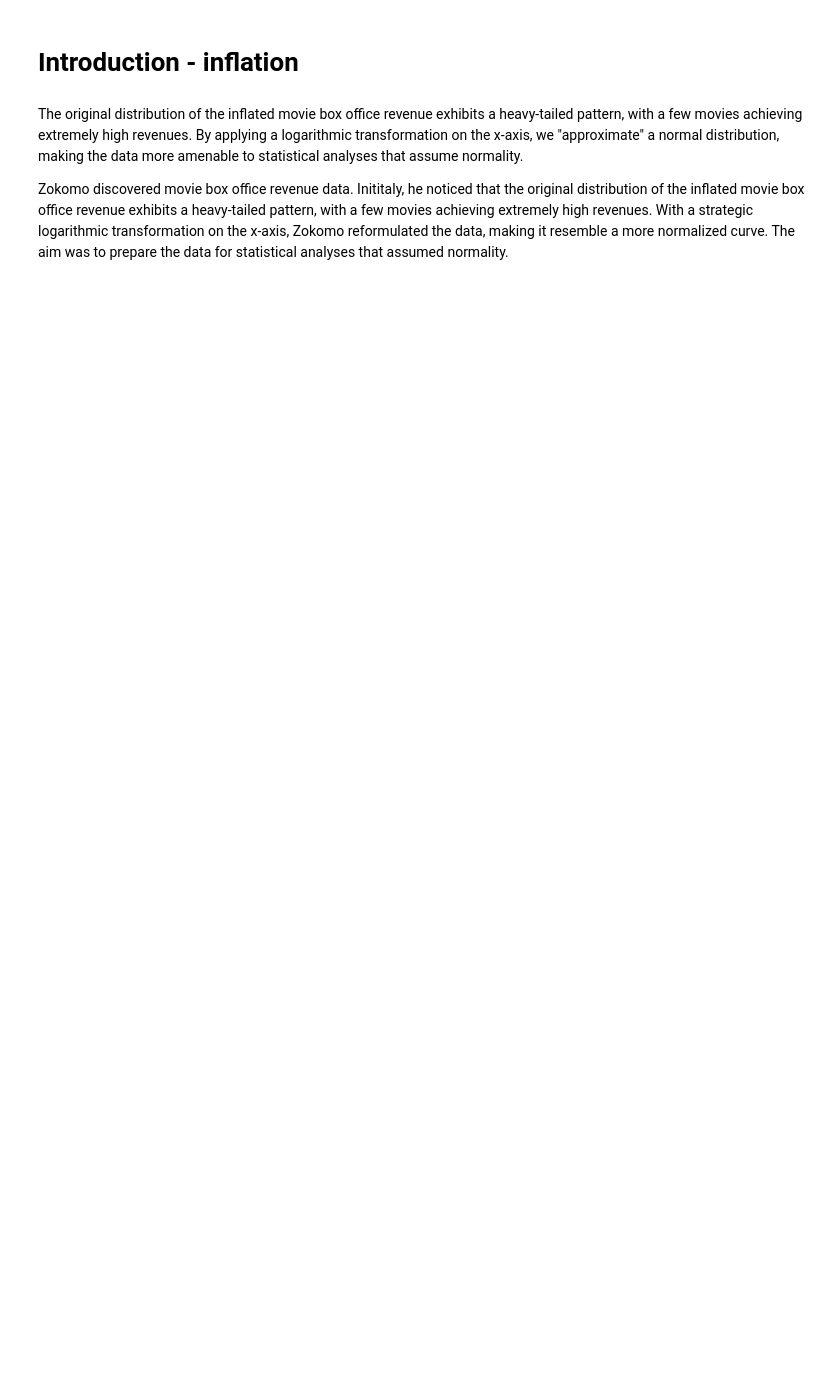
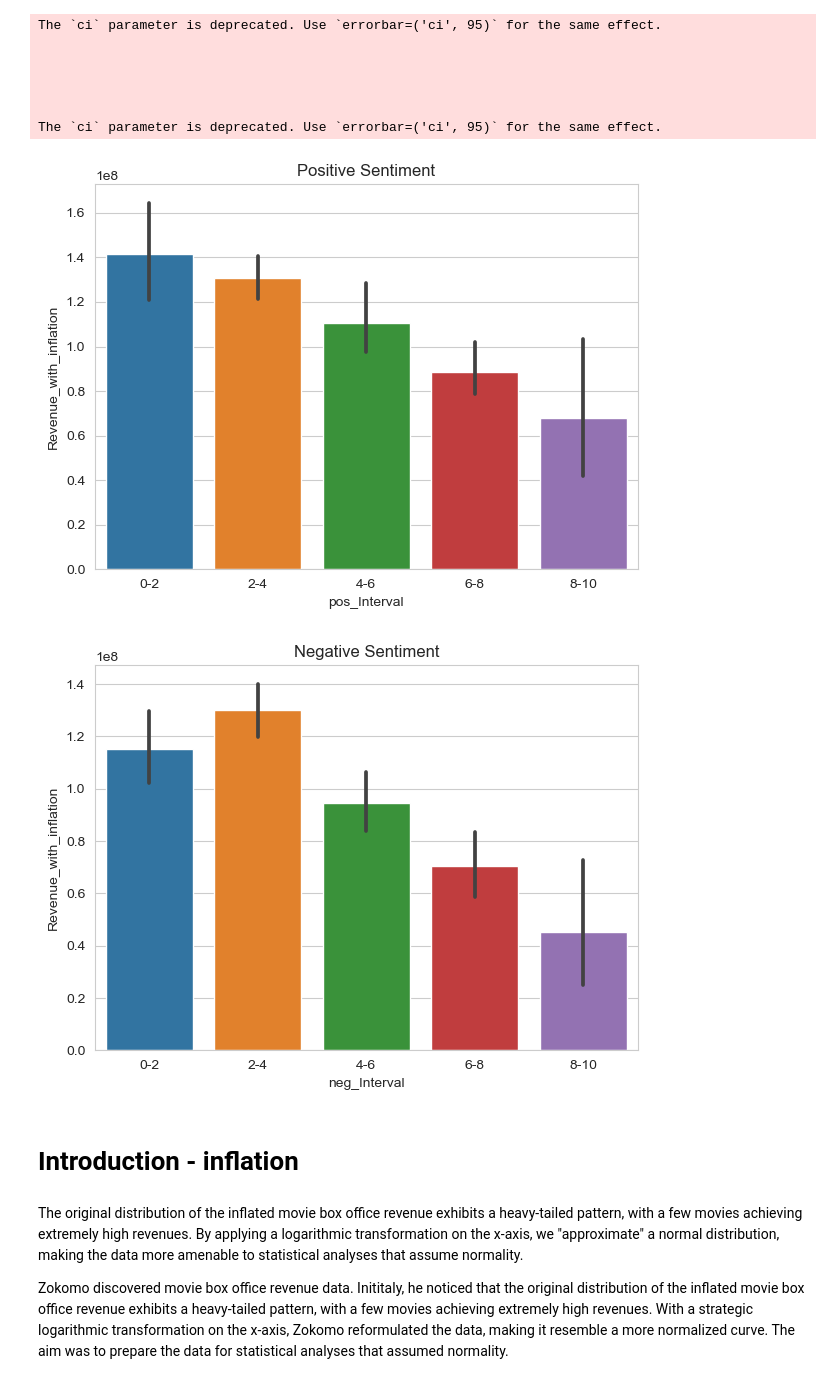
Before and after one commit to Ousso11/ADAFlix, a Jupyter notebook: graphs_for_story.ipynb, the cells around one changed output. Drawn from its saved outputs; the diff is of its cells as text; code cells hidden in the pictures; blank space fills up the shorter version.

```diff
--- a/graphs_for_story.ipynb
+++ b/graphs_for_story.ipynb
@@ -8,0 +36,40 @@ import plotly.graph_objects as go
+# %%
+# Sample data (replace this with your actual data)
+pos_neg_df = pd.read_csv("../clean_Data/pos_neg_revenue.csv")
+columns_of_interest = ['percentage_of_positive_words', 'percentage_of_negative_words', 'percentage_of_neutral_words', 'Revenue_with_inflation']
+data_to_plot = pos_neg_df[columns_of_interest]
+
+# Set up a multi-plot grid for Positive Sentiment
+fig_pos, ax_pos = plt.subplots(figsize=(7, 5))
+pos_order = ['0-2', '2-4', '4-6', '6-8', '8-10']
+pos_neg_df['pos_Interval'] = pd.cut(pos_neg_df['percentage_of_positive_words'], bins=[0, 0.02, 0.04, 0.05, 0.08, 0.1], labels=pos_order)
+sns.barplot(x='pos_Interval', y='Revenue_with_inflation', data=pos_neg_df, ci=95, ax=ax_pos, order=pos_order)
+ax_pos.set_title('Positive Sentiment')
+df = pos_neg_df.groupby('pos_Interval')['Revenue_with_inflation'].mean().reset_index()
+
+# Convert the Seaborn plot to a Plotly Express plot for Positive Sentiment
+fig_pos_px = px.bar(df, x='pos_Interval', y='Revenue_with_inflation',text_auto= '.2s', title='Revenue for different percentages of positive words',
+             labels={'mean': 'Revenue'}, category_orders={"pos_Interval": pos_order},color_discrete_sequence=px.colors.qualitative.Set1)
+
+# Set up a multi-plot grid for Negative Sentiment
+fig_neg, ax_neg = plt.subplots(figsize=(7, 5))
+neg_order = ['0-2', '2-4', '4-6', '6-8', '8-10']
+pos_neg_df['neg_Interval'] = pd.cut(pos_neg_df['percentage_of_negative_words'], bins=[0, 0.02, 0.04, 0.05, 0.08, 0.1], labels=neg_order)
+sns.barplot(x='neg_Interval', y='Revenue_with_inflation', data=pos_neg_df, ci=95, ax=ax_neg, order=neg_order)
+ax_neg.set_title('Negative Sentiment')
+
+df = pos_neg_df.groupby('neg_Interval')['Revenue_with_inflation'].mean().reset_index()
+
+# Convert the Seaborn plot to a Plotly Express plot for Positive Sentiment
+fig_neg_px = px.bar(df, x='neg_Interval', y='Revenue_with_inflation',text_auto= '.2s', title='Revenue for different percentages of positive words',
+             labels={'mean': 'Revenue'}, category_orders={"neg_Interval": pos_order},color_discrete_sequence=px.colors.qualitative.Set1)
+# %% [output]
+The `ci` parameter is deprecated. Use `errorbar=('ci', 95)` for the same effect.
+
+
+
+
+
+The `ci` parameter is deprecated. Use `errorbar=('ci', 95)` for the same effect.
+[figure, added]
+[figure, added]
```
Also changed, not shown: parts of 26 cells of this notebook, 9 other files.
